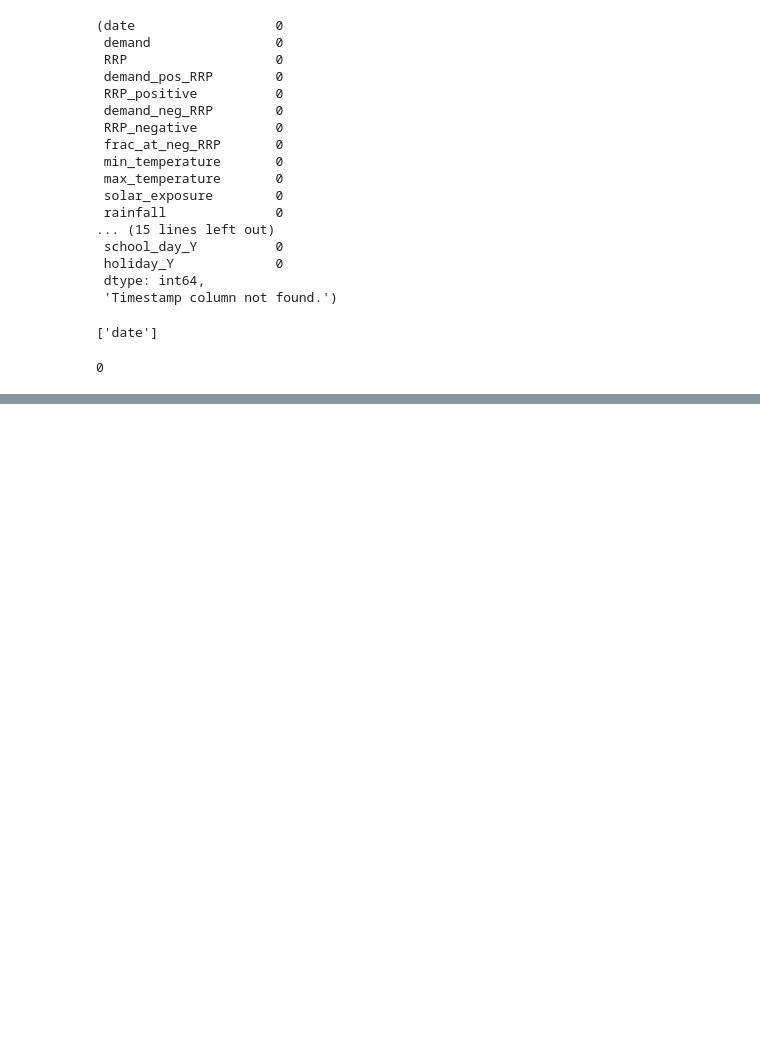
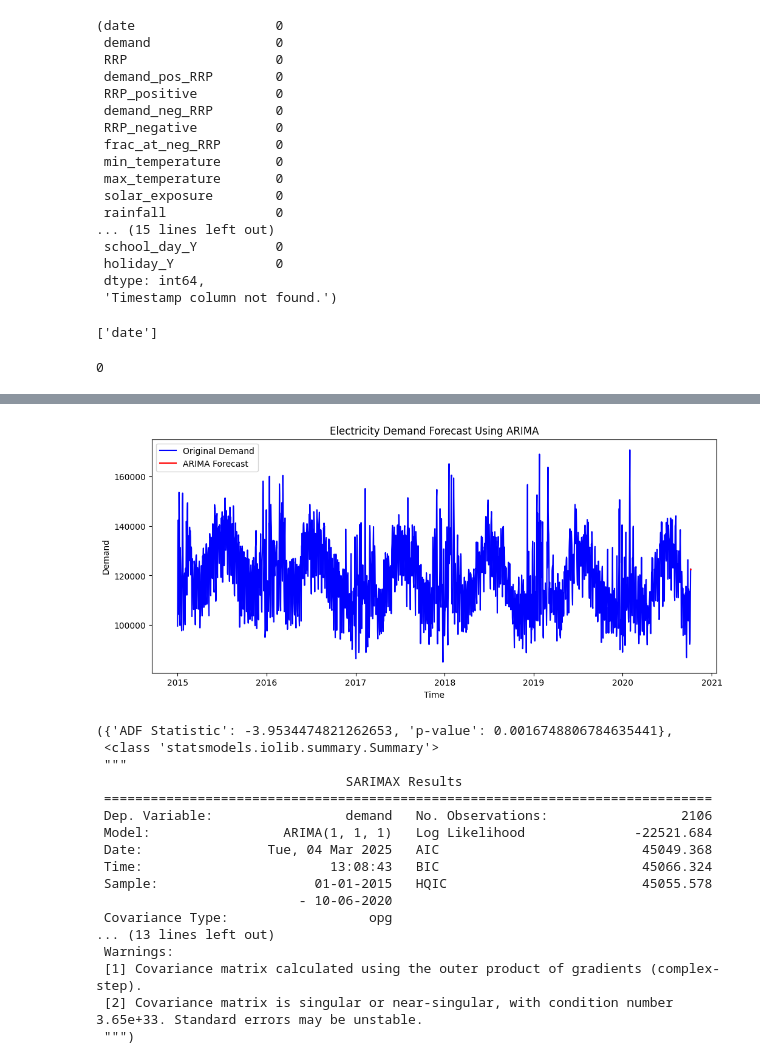
Before and after one commit to BolisettyPoojitha-16/Electricity_Demand-and_Price_ForecastingInfosys_Internship_Oct2025, a Jupyter notebook: preprocessing.ipynb, the cells around one changed output, grey strips where cells are left out. Cells and saved outputs as stored; diff of their text form; code cells hidden in the pictures; blank space fills up the shorter version.

```diff
--- a/preprocessing.ipynb
+++ b/preprocessing.ipynb
@@ -450,0 +488,65 @@ missing_timestamps
+# %%
+# Reload the dataset
+file_path = "complete_dataset.csv"
+import pandas as pd
+df = pd.read_csv(file_path)
+
+# Check if 'timestamp' column exists, if not, try 'date'
+timestamp_col = 'timestamp'
+if timestamp_col not in df.columns:
+    timestamp_col = 'date'  # Assuming 'date' is the timestamp column if 'timestamp' is not found
+
+# Ensure timestamp column is in datetime format
+df[timestamp_col] = pd.to_datetime(df[timestamp_col])
+
+# Set timestamp as index (if applicable)
+df.set_index(timestamp_col, inplace=True)
+
+# Import the adfuller function
+from statsmodels.tsa.stattools import adfuller
+
+# Check stationarity using Augmented Dickey-Fuller test
+adf_test = adfuller(df['demand'].dropna())
+adf_result = {"ADF Statistic": adf_test[0], "p-value": adf_test[1]}
+
+# Differencing if necessary (to remove trend)
+df['demand_diff'] = df['demand'].diff().dropna()
+from statsmodels.tsa.arima.model import ARIMA
+# Fit ARIMA model (assuming demand follows ARIMA process)
+arima_model = ARIMA(df['demand'].dropna(), order=(1, 1, 1))
+arima_fit = arima_model.fit()
+
+# Forecast the next 30 periods for validation
+forecast = arima_fit.forecast(steps=30)
+import matplotlib.pyplot as plt
+# Plot the original demand and forecasted values
+plt.figure(figsize=(12, 5))
+plt.plot(df['demand'], label='Original Demand', color='blue')
+plt.plot(pd.date_range(df.index[-1], periods=30, freq='H'), forecast, label='ARIMA Forecast', color='red')
+plt.title("Electricity Demand Forecast Using ARIMA")
+plt.xlabel("Time")
+plt.ylabel("Demand")
+plt.legend()
+plt.show()
+
+# Output ADF test results and ARIMA summary
+adf_result, arima_fit.summary()
+# %% [output]
+[figure, added]
+({'ADF Statistic': -3.9534474821262653, 'p-value': 0.0016748806784635441},
+ <class 'statsmodels.iolib.summary.Summary'>
+ """
+                                SARIMAX Results
+ ==============================================================================
+ Dep. Variable:                 demand   No. Observations:                 2106
+ Model:                 ARIMA(1, 1, 1)   Log Likelihood              -22521.684
+ Date:                Tue, 04 Mar 2025   AIC                          45049.368
+ Time:                        13:08:43   BIC                          45066.324
+ Sample:                    01-01-2015   HQIC                         45055.578
+                          - 10-06-2020
+ Covariance Type:                  opg
+... (13 lines left out)
+ Warnings:
+ [1] Covariance matrix calculated using the outer product of gradients (complex-step).
+ [2] Covariance matrix is singular or near-singular, with condition number 3.65e+33. Standard errors may be unstable.
+ """)
```
Also changed, not shown: parts of 5 cells of this notebook.
